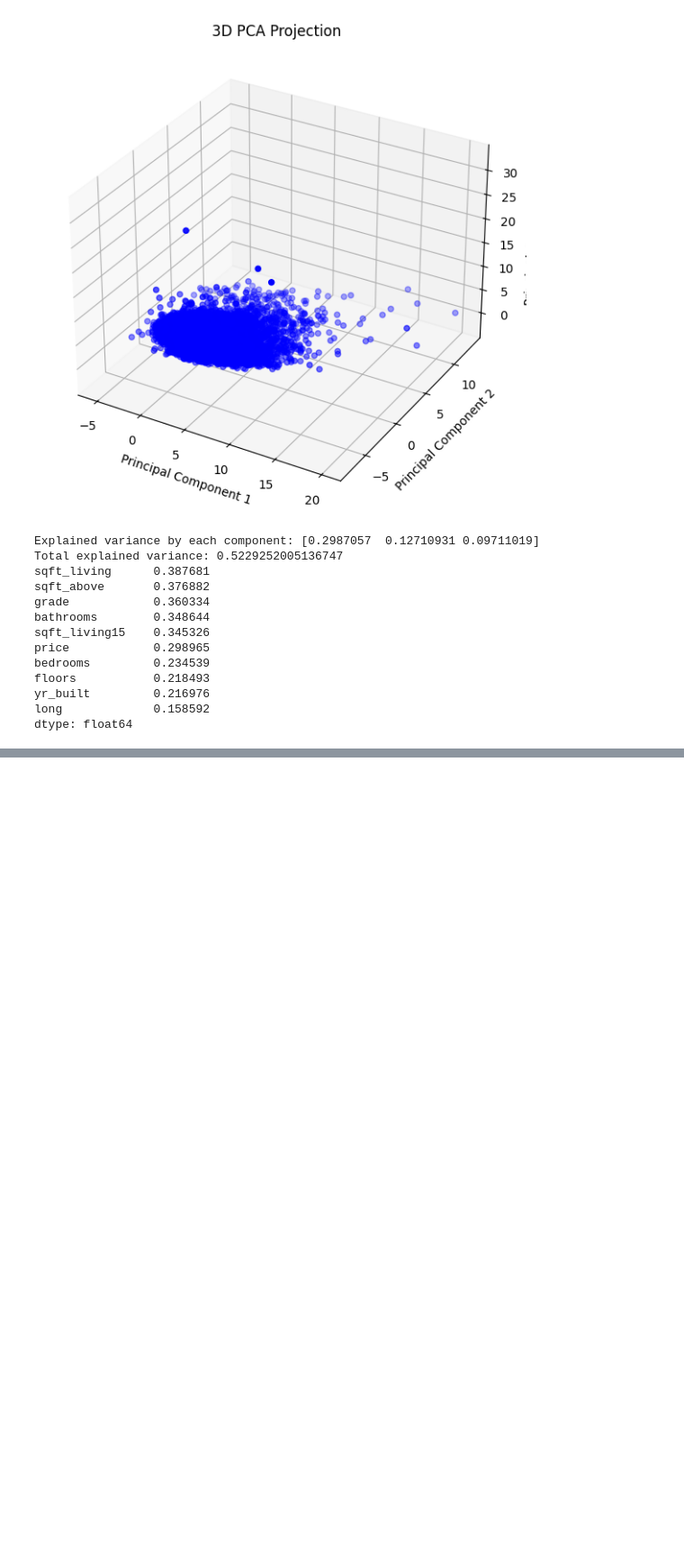
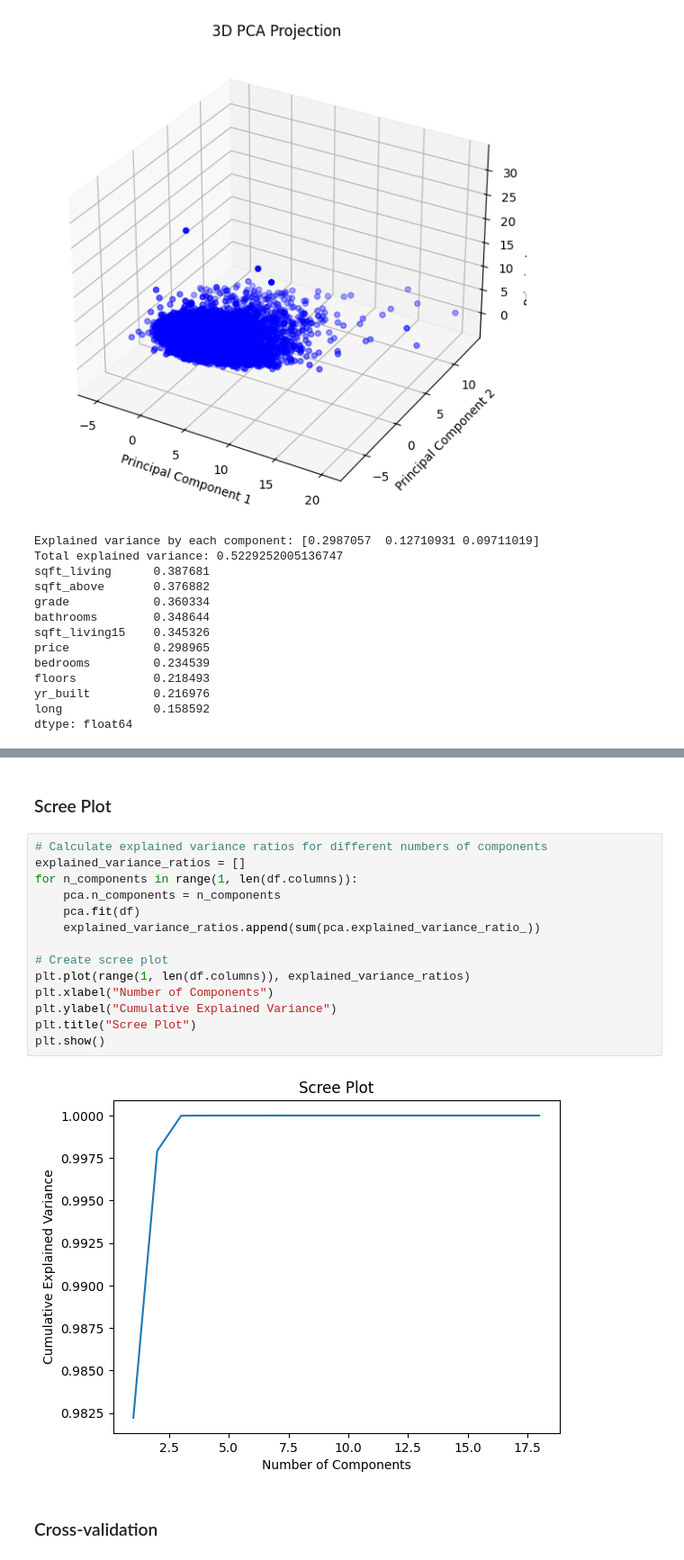
Before and after one commit to Omega-Centauri-21/Business-Intelligence, a Jupyter notebook: CS4730 Coursework 2/[Sub Task 2] CS4730 Coursework 2.ipynb, the cells around one changed output, grey strips where cells are left out. Shown at 90% size. Cells and saved outputs as stored; diff of their text form; blank space fills up the shorter version.

```diff
--- a/CS4730 Coursework 2/[Sub Task 2] CS4730 Coursework 2.ipynb
+++ b/CS4730 Coursework 2/[Sub Task 2] CS4730 Coursework 2.ipynb
@@ -78,0 +124,20 @@ dtype: float64
+# %% [markdown]
+### Scree Plot
+# %%
+# Calculate explained variance ratios for different numbers of components
+explained_variance_ratios = []
+for n_components in range(1, len(df.columns)):
+    pca.n_components = n_components
+    pca.fit(df)
+    explained_variance_ratios.append(sum(pca.explained_variance_ratio_))
+
+# Create scree plot
+plt.plot(range(1, len(df.columns)), explained_variance_ratios)
+plt.xlabel("Number of Components")
+plt.ylabel("Cumulative Explained Variance")
+plt.title("Scree Plot")
+plt.show()
+# %% [output]
+[figure, added]
+# %% [markdown]
+### Cross-validation
```
Also changed, not shown: parts of 8 cells of this notebook, 1 other file.
